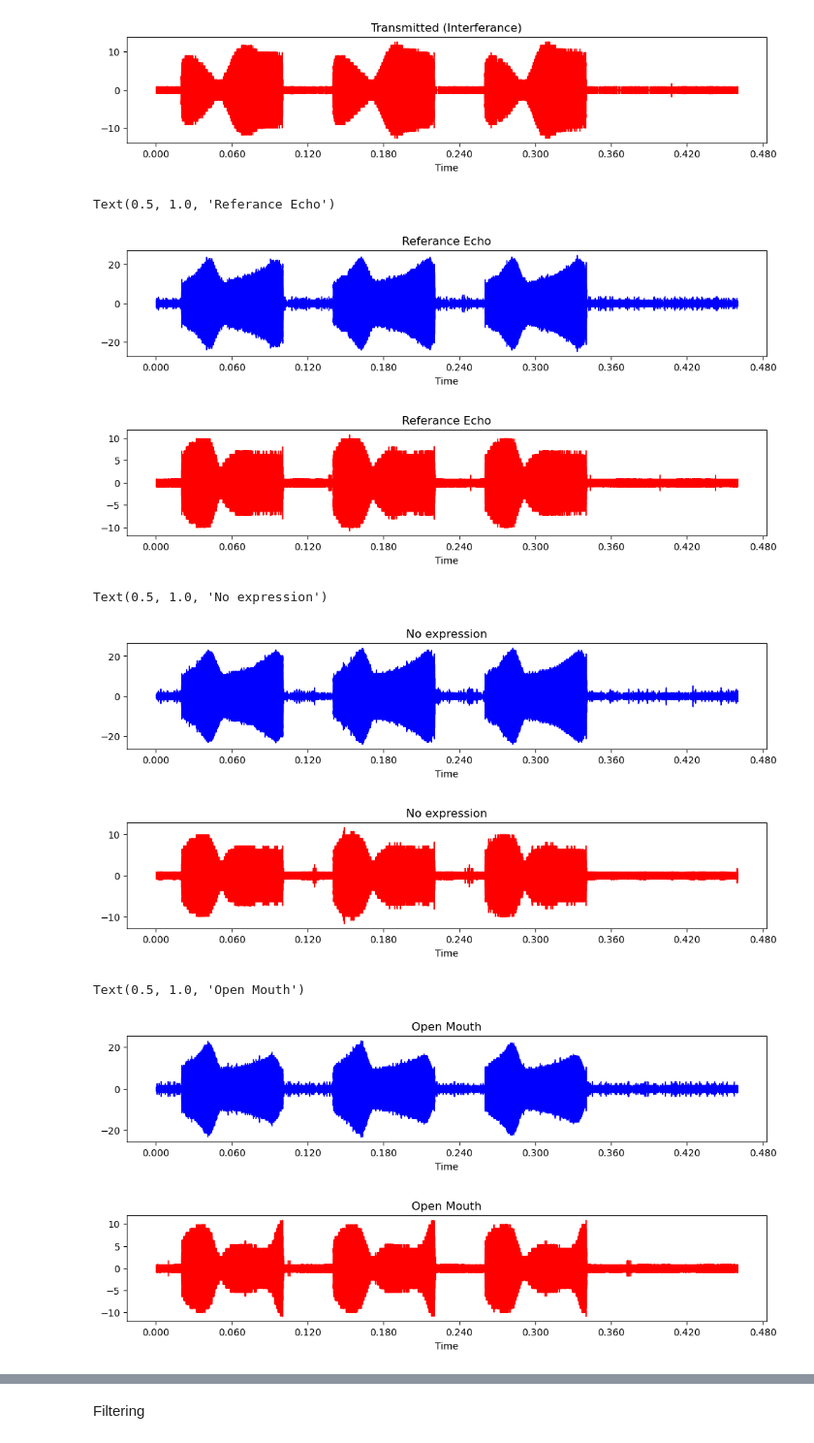
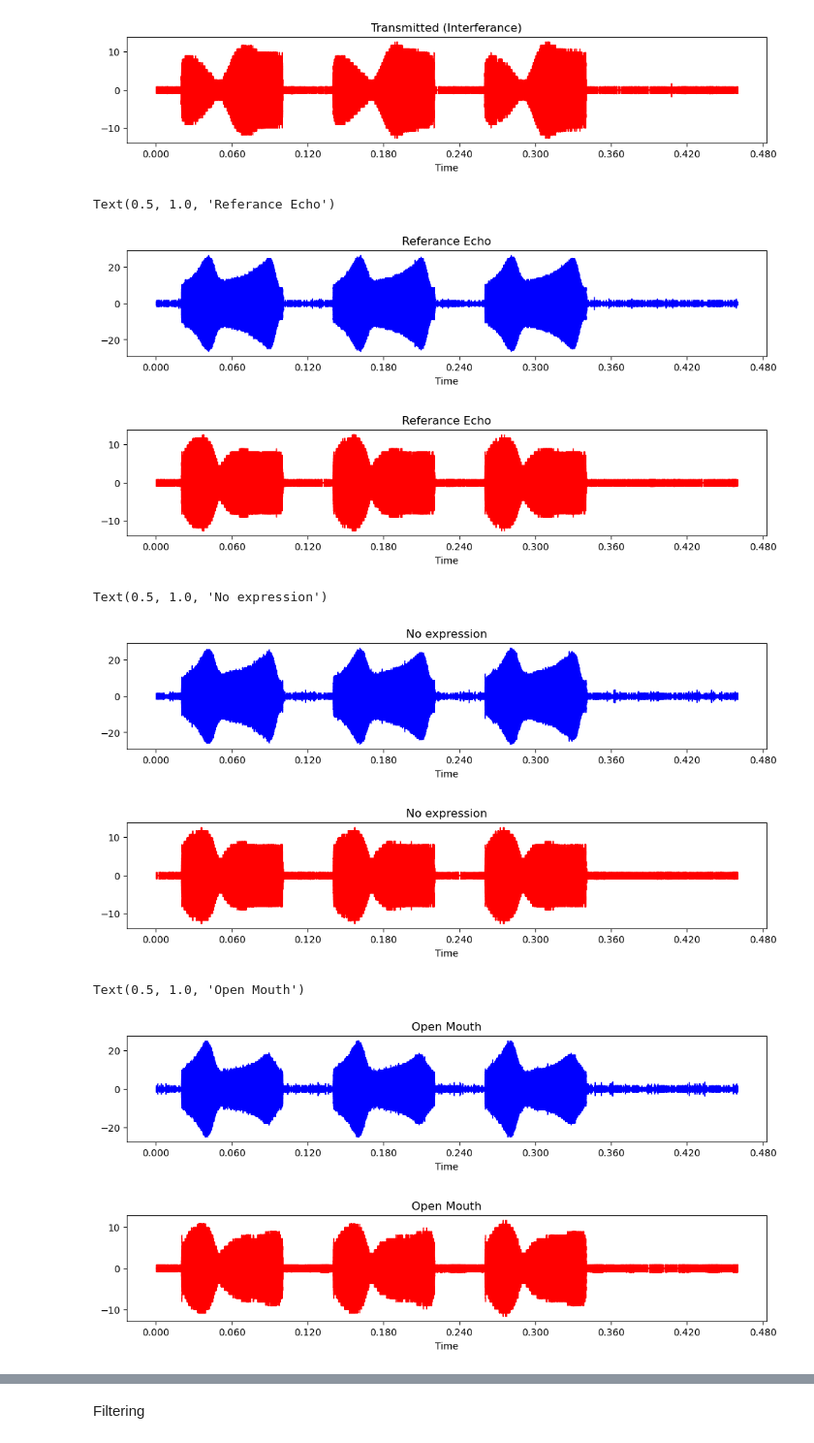
Before and after one commit to SaadiaJameel/ear-echo, a Jupyter notebook: Ear_Echo/Signal Analyzing.ipynb, the cells around one changed output, grey strips where cells are left out. Shown at 97% size. Drawn from its saved outputs; the diff is of its cells as text; code cells hidden in the pictures.

```diff
--- a/Ear_Echo/Signal Analyzing.ipynb
+++ b/Ear_Echo/Signal Analyzing.ipynb
@@ -202,20 +220,21 @@ Text(0.5, 1.0, 'Transmitted (Interferance)')
 [figure]
 [figure]
 # %%
-Tes_no = "0"
-ref_A0d , ref_B0d = get_data("Attemp 2\T1\Ref")
+Tes_no = "30"
+ref_A0d , ref_B0d = get_data("Attemp 2\Data\T1\Ref")
 
-Ref_A_1_d,Ref_B_1_d = get_data("Attemp 2\T"+Tes_no+"\Ref")
-Relax_Ad,Relax_Bd = get_data("Attemp 2\T"+Tes_no+"\Close")
-OpM_Ad,OpM_Bd = get_data("Attemp 2\T"+Tes_no+"\Open")
-Laugh_Ad,Laugh_Bd = get_data("Attemp 2\T"+Tes_no+"\Lagh")
-Side_Ad , Side_Bd = get_data("Attemp 2\T"+Tes_no+"\Side")
+Ref_A_1_d,Ref_B_1_d = get_data("Attemp 2\Data\T"+Tes_no+"\Ref")
+Relax_Ad,Relax_Bd = get_data("Attemp 2\Data\T"+Tes_no+"\Close")
+OpM_Ad,OpM_Bd = get_data("Attemp 2\Data\T"+Tes_no+"\Open")
+Laugh_Ad,Laugh_Bd = get_data("Attemp 2\Data\T"+Tes_no+"\Lagh")
+Side_Ad , Side_Bd = get_data("Attemp 2\Data\T"+Tes_no+"\Side")
 # %%
 ind = segment_chirp(ref_A0d,Fs,delay=1)
 ref_A0 = ([ref_A0d])[0][ind[0]:ind[1]]
 ref_B0 = ([ref_B0d])[0][ind[0]:ind[1]]
 # %%
-ind = segment_chirp(Ref_A_1_d ,Fs,thresh=0.0013,delay=0.6)
+Ref_A_1_dd , Ref_B_1_dd = butter_bandpass_filter(Ref_A_1_d,F_min,F_max,Fs,order=5),butter_bandpass_filter(Ref_B_1_d,F_min,F_max,Fs,order=5)
+ind = segment_chirp(Ref_A_1_d ,Fs,thresh=0.0015,delay=0.5)
 # 0,1,2 0.3
 Ref_A_1 = ([Ref_A_1_d])[0][ind[0]:ind[1]]
 Ref_B_1 = ([Ref_B_1_d])[0][ind[0]:ind[1]]
@@ -231,10 +250,11 @@ plt.title("Referance Echo")
 #plt.xlim((0.49,0.89))
 # %% [output]
 Text(0.5, 1.0, 'Referance Echo')
-[figure, old version]
+[figure, new version]
-[figure, old version]
+[figure, new version]
 # %%
-ind = segment_chirp(Relax_Ad,Fs,thresh=0.0015,delay=0.6)
+Relax_Add , Relax_Bdd = butter_bandpass_filter(Relax_Ad,F_min,F_max,Fs,order=7),butter_bandpass_filter(Relax_Bd,F_min,F_max,Fs,order=7)
+ind = segment_chirp(Relax_Ad,Fs,thresh=0.0013,delay=0.6)
 Relax_A = ([Relax_Ad])[0][ind[0]:ind[1]]
 Relax_B = ([Relax_Bd])[0][ind[0]:ind[1]]
 
@@ -249,25 +269,26 @@ plt.title("No expression")
 #plt.xlim((0.7305,1.122))
 # %% [output]
 Text(0.5, 1.0, 'No expression')
-[figure, old version]
+[figure, new version]
-[figure, old version]
+[figure, new version]
 # %%
-ind = segment_chirp(OpM_Ad,Fs,thresh= 0.0015,delay=0.6)
+OpM_Add , OpM_Bdd = butter_bandpass_filter(OpM_Ad,F_min,F_max,Fs,order=7),butter_bandpass_filter(OpM_Bd,F_min,F_max,Fs,order=7)
+ind = segment_chirp(OpM_Ad,Fs,thresh= 0.0015,delay=0.1)
 #0,2= 0.0017,delay=0.7
 OpM_A = ([OpM_Ad])[0][ind[0]:ind[1]]
 OpM_B = ([OpM_Bd])[0][ind[0]:ind[1]]
 
 plt.figure(figsize=(12,2))
 librosa.display.waveshow(OpM_A,sr=Fs,color="blue")
 plt.title("Open Mouth")
 #plt.xlim((1.102,2))
 
 plt.figure(figsize=(12,2))
 librosa.display.waveshow(OpM_B,sr=Fs,color="red")
 plt.title("Open Mouth")
 #plt.xlim((2.29,3))
 # %% [output]
 Text(0.5, 1.0, 'Open Mouth')
 [figure]
-[figure, old version]
+[figure, new version]
 # %%
```
Also changed, not shown: parts of 23 cells of this notebook.
